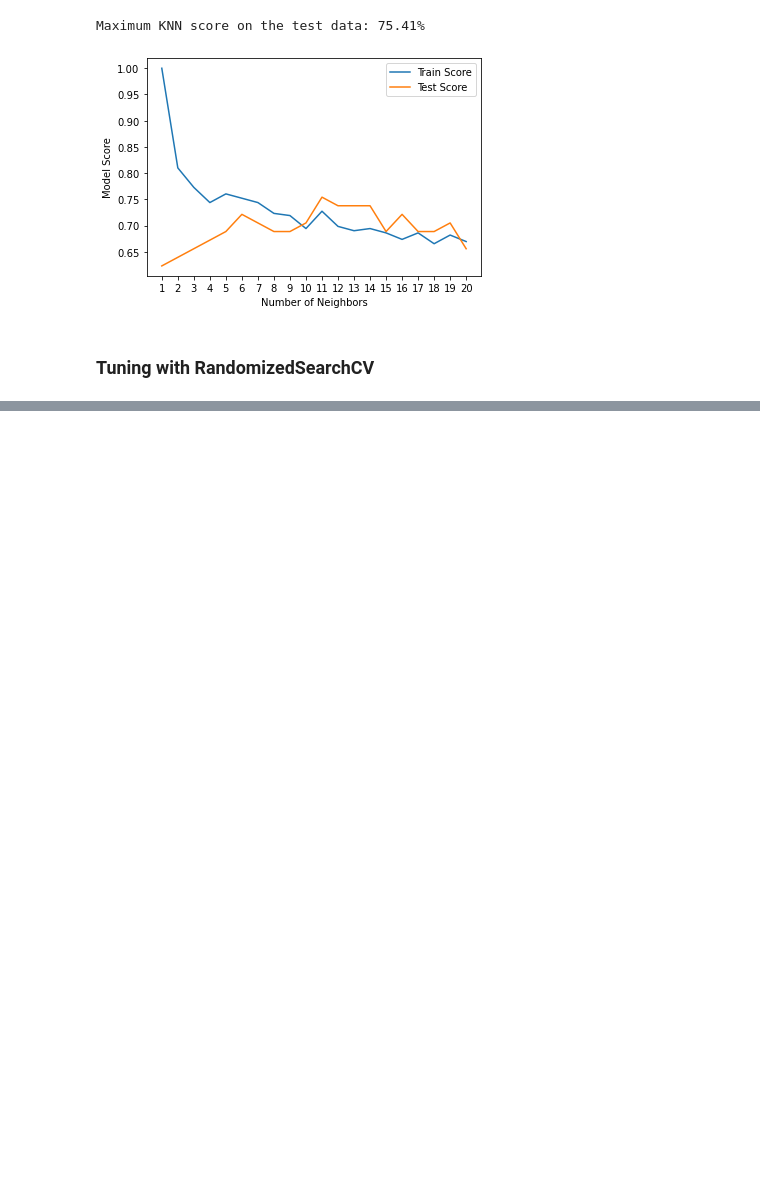
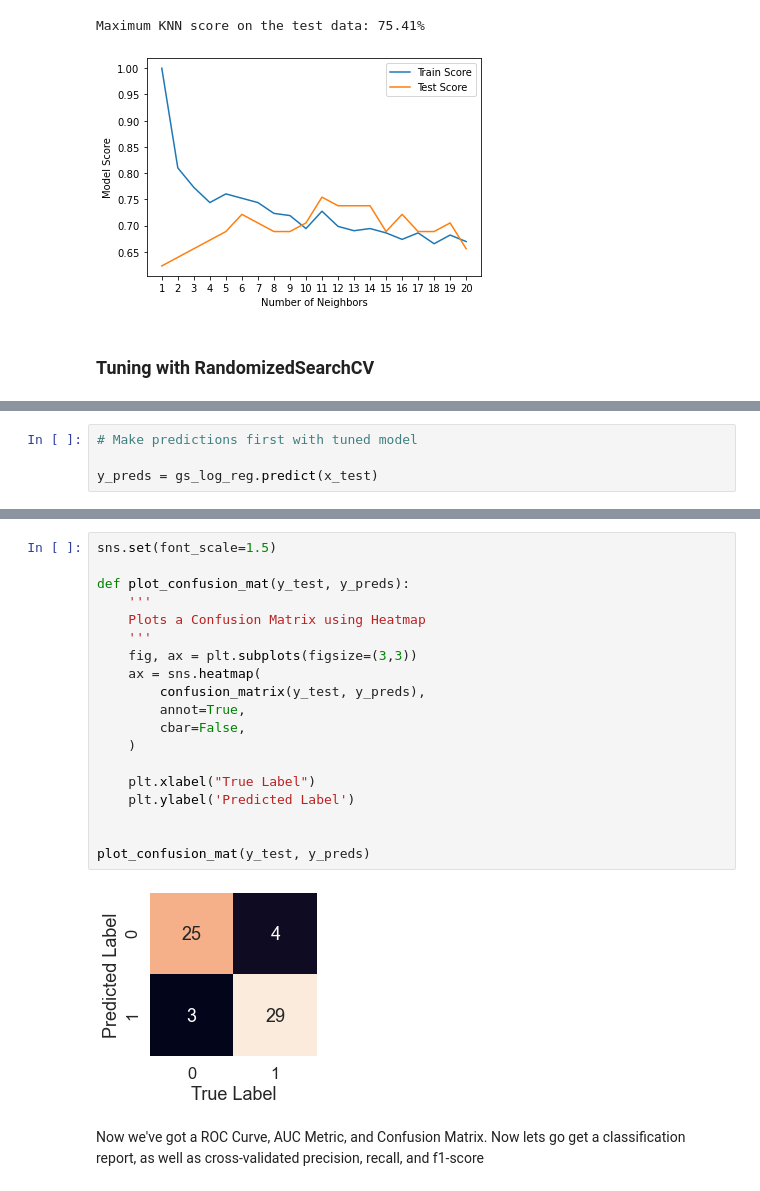
Before and after one commit to eRuaro/heart-disease-classification, a Jupyter notebook: heart-disease-classification.ipynb, the cells around one changed output, grey strips where cells are left out. Saved outputs shown, nothing was run; the diff lists cells and outputs as text; blank space fills up the shorter version.

```diff
--- a/heart-disease-classification.ipynb
+++ b/heart-disease-classification.ipynb
@@ -396,0 +518,4 @@ rf_grid = {
+# %%
+# Make predictions first with tuned model
+
+y_preds = gs_log_reg.predict(x_test)
@@ -396,0 +534,24 @@ rf_grid = {
+# %%
+sns.set(font_scale=1.5)
+
+def plot_confusion_mat(y_test, y_preds):
+    '''
+    Plots a Confusion Matrix using Heatmap
+    '''
+    fig, ax = plt.subplots(figsize=(3,3))
+    ax = sns.heatmap(
+        confusion_matrix(y_test, y_preds),
+        annot=True,
+        cbar=False,
+    )
+
+    plt.xlabel("True Label")
+    plt.ylabel('Predicted Label')
+
+
+plot_confusion_mat(y_test, y_preds)
+# %% [output]
+[figure, added]
+# %% [markdown]
+Now we've got a ROC Curve, AUC Metric, and Confusion Matrix. Now lets
+go get a classification report, as well as cross-validated precision, recall, and f1-score
```
Also changed, not shown: parts of 17 cells of this notebook.
